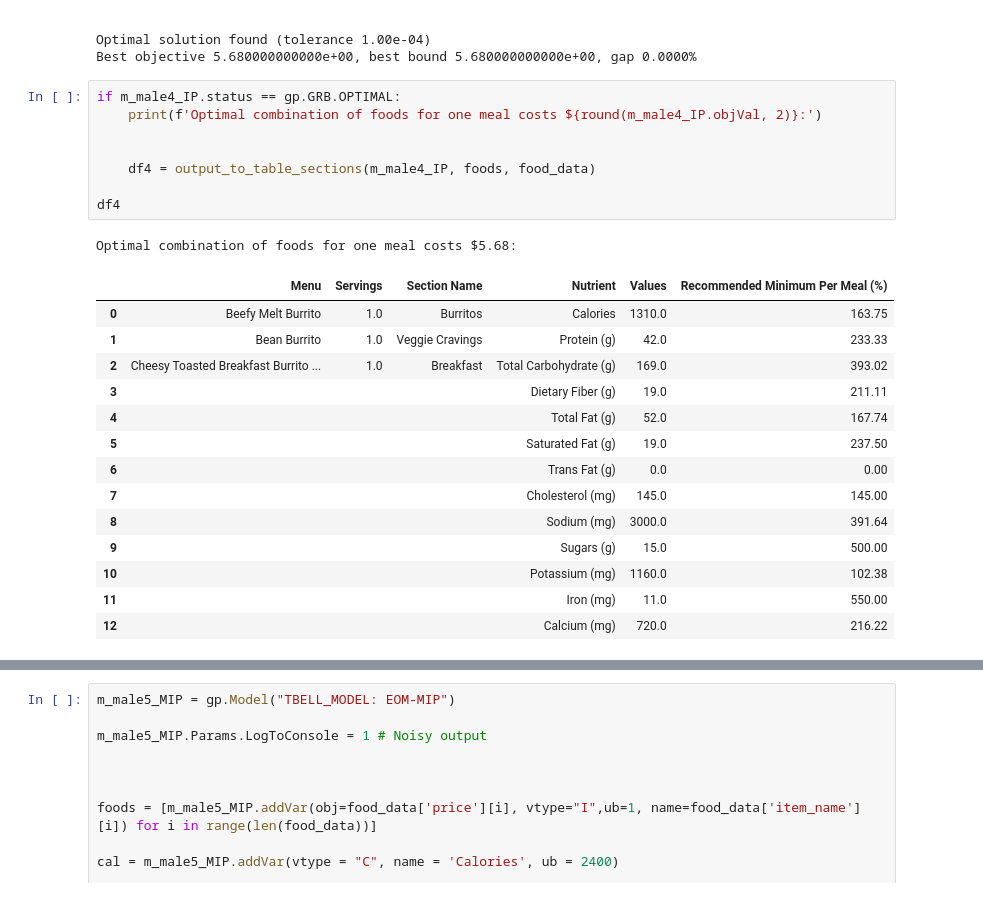
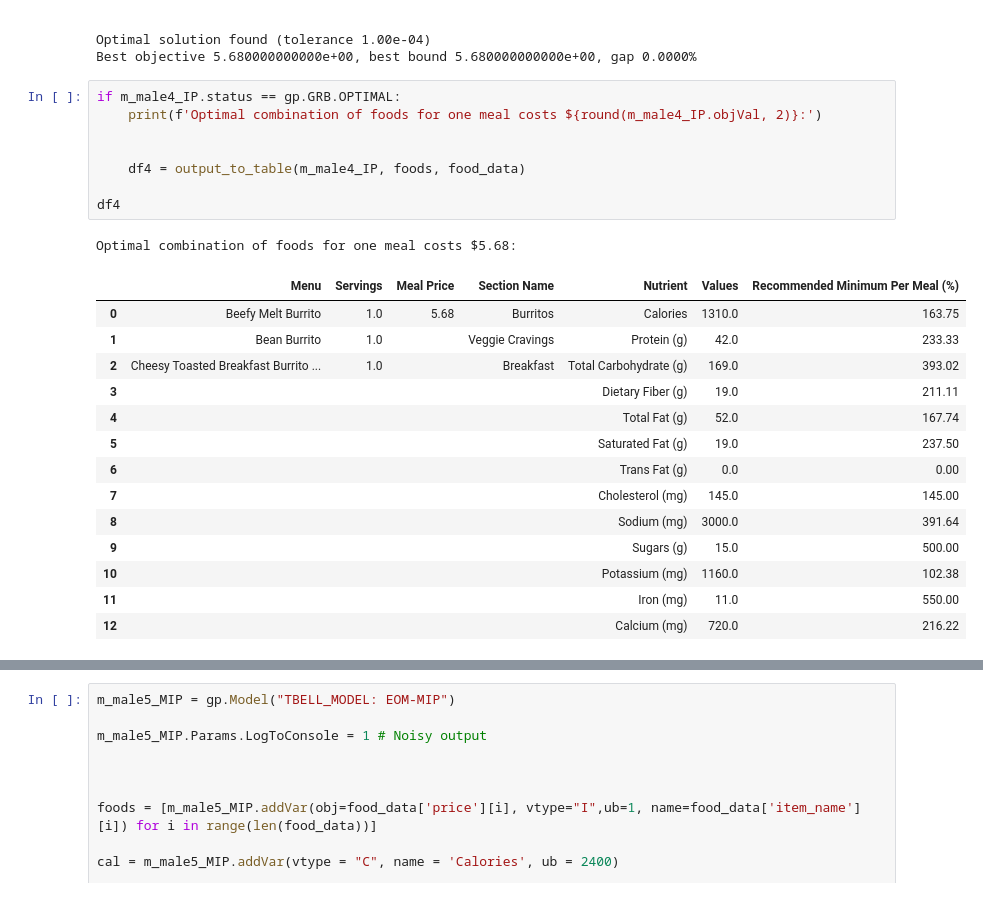
Before and after one commit to ashrifehn/tacobell_menu_optimization, a Jupyter notebook: model_development/final_models.ipynb, the cells around one changed output, grey strips where cells are left out. Saved outputs shown, nothing was run; the diff lists cells and outputs as text.

```diff
--- a/model_development/final_models.ipynb
+++ b/model_development/final_models.ipynb
@@ -462,25 +463,25 @@ Best objective 5.680000000000e+00, best bound 5.680000000000e+00, gap 0.0000%
 # %%
 if m_male4_IP.status == gp.GRB.OPTIMAL:
     print(f'Optimal combination of foods for one meal costs ${round(m_male4_IP.objVal, 2)}:')
 
 
-    df4 = output_to_table_sections(m_male4_IP, foods, food_data)
+    df4 = output_to_table(m_male4_IP, foods, food_data)
 
 df4
 # %% [output]
 Optimal combination of foods for one meal costs $5.68:
-|  | Menu | Servings | Section Name | Nutrient | Values | Recommended Minimum Per Meal (%) |
-| 0 | Beefy Melt Burrito | 1.0 | Burritos | Calories | 1310.0 | 163.75 |
-| 1 | Bean Burrito | 1.0 | Veggie Cravings | Protein (g) | 42.0 | 233.33 |
-| 2 | Cheesy Toasted Breakfast Burrito ... | 1.0 | Breakfast | Total Carbohydrate (g) | 169.0 | 393.02 |
-| 3 |  |  |  | Dietary Fiber (g) | 19.0 | 211.11 |
-| 4 |  |  |  | Total Fat (g) | 52.0 | 167.74 |
-| 5 |  |  |  | Saturated Fat (g) | 19.0 | 237.50 |
-| 6 |  |  |  | Trans Fat (g) | 0.0 | 0.00 |
-| 7 |  |  |  | Cholesterol (mg) | 145.0 | 145.00 |
-| 8 |  |  |  | Sodium (mg) | 3000.0 | 391.64 |
-| 9 |  |  |  | Sugars (g) | 15.0 | 500.00 |
-| 10 |  |  |  | Potassium (mg) | 1160.0 | 102.38 |
-| 11 |  |  |  | Iron (mg) | 11.0 | 550.00 |
-| 12 |  |  |  | Calcium (mg) | 720.0 | 216.22 |
+|  | Menu | Servings | Meal Price | Section Name | Nutrient | Values | Recommended Minimum Per Meal (%) |
+| 0 | Beefy Melt Burrito | 1.0 | 5.68 | Burritos | Calories | 1310.0 | 163.75 |
+| 1 | Bean Burrito | 1.0 |  | Veggie Cravings | Protein (g) | 42.0 | 233.33 |
+| 2 | Cheesy Toasted Breakfast Burrito ... | 1.0 |  | Breakfast | Total Carbohydrate (g) | 169.0 | 393.02 |
+| 3 |  |  |  |  | Dietary Fiber (g) | 19.0 | 211.11 |
+| 4 |  |  |  |  | Total Fat (g) | 52.0 | 167.74 |
+| 5 |  |  |  |  | Saturated Fat (g) | 19.0 | 237.50 |
+| 6 |  |  |  |  | Trans Fat (g) | 0.0 | 0.00 |
+| 7 |  |  |  |  | Cholesterol (mg) | 145.0 | 145.00 |
+| 8 |  |  |  |  | Sodium (mg) | 3000.0 | 391.64 |
+| 9 |  |  |  |  | Sugars (g) | 15.0 | 500.00 |
+| 10 |  |  |  |  | Potassium (mg) | 1160.0 | 102.38 |
+| 11 |  |  |  |  | Iron (mg) | 11.0 | 550.00 |
+| 12 |  |  |  |  | Calcium (mg) | 720.0 | 216.22 |
 # %% [markdown]
```
Also changed, not shown: parts of 9 cells of this notebook, 12 other files.
